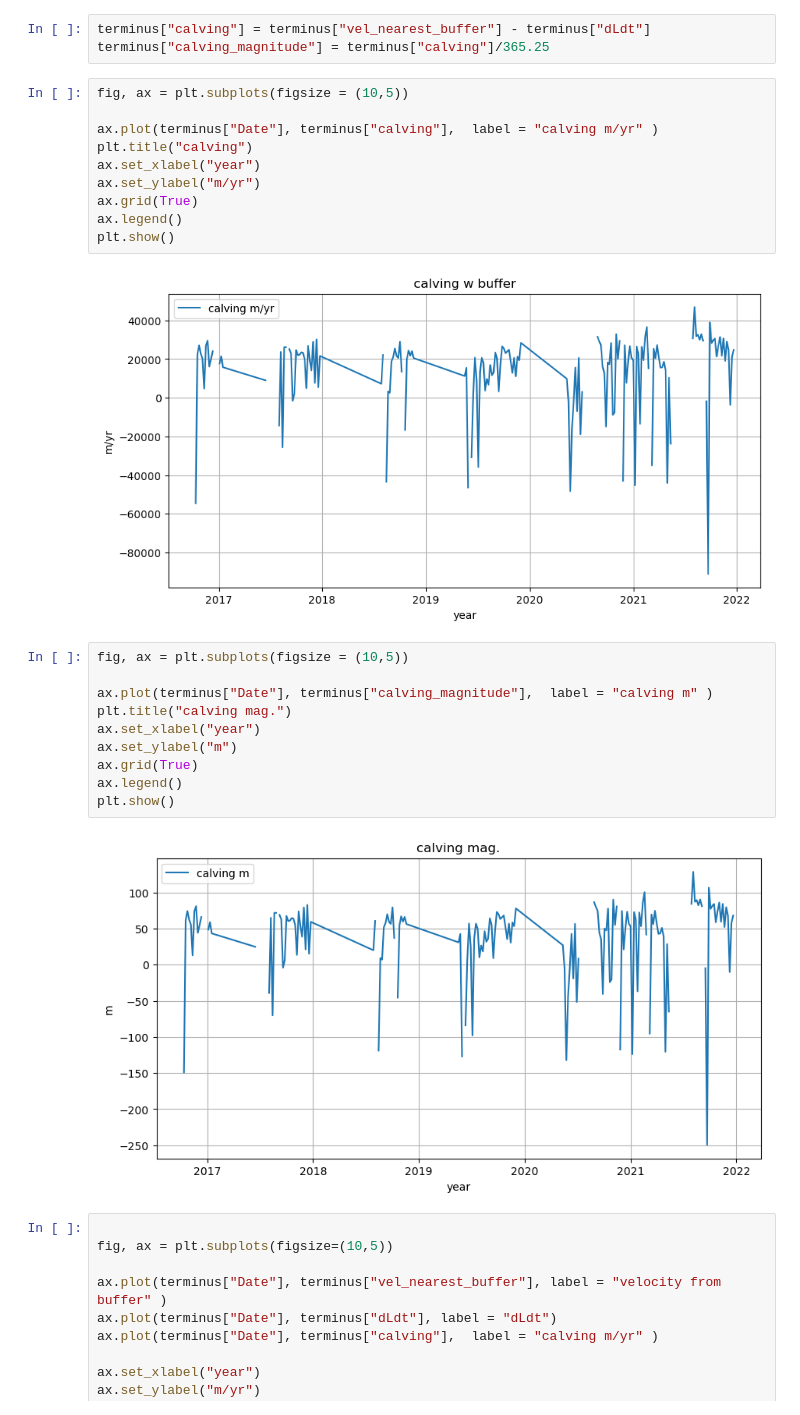
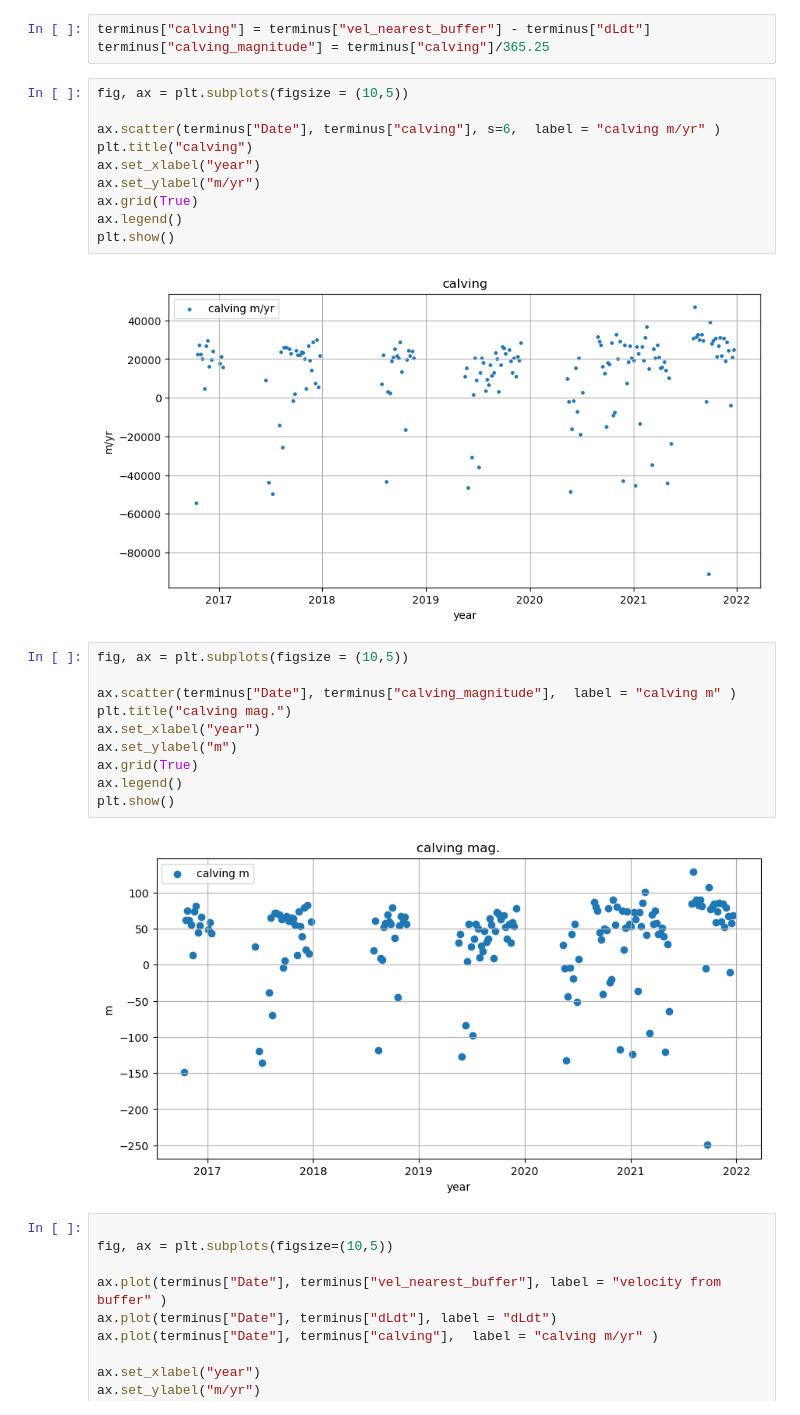
Before and after one commit to sofiasuhinin/Jakobshavn-Isbrae-CalvingStatistics, a Jupyter notebook: calvingseries.ipynb, the cells around one changed output. Drawn from its saved outputs; the diff is of its cells as text.

```diff
--- a/calvingseries.ipynb
+++ b/calvingseries.ipynb
@@ -573,7 +573,7 @@ terminus["calving_magnitude"] = terminus["calving"]/365.25
 # %%
 fig, ax = plt.subplots(figsize = (10,5))
 
-ax.plot(terminus["Date"], terminus["calving"],  label = "calving m/yr" )
+ax.scatter(terminus["Date"], terminus["calving"], s=6,  label = "calving m/yr" )
 plt.title("calving")
 ax.set_xlabel("year")
 ax.set_ylabel("m/yr")
@@ -581,19 +581,19 @@ ax.grid(True)
 ax.legend()
 plt.show()
 # %% [output]
-[figure, old version]
+[figure, new version]
 # %%
 fig, ax = plt.subplots(figsize = (10,5))
 
-ax.plot(terminus["Date"], terminus["calving_magnitude"],  label = "calving m" )
+ax.scatter(terminus["Date"], terminus["calving_magnitude"],  label = "calving m" )
 plt.title("calving mag.")
 ax.set_xlabel("year")
 ax.set_ylabel("m")
 ax.grid(True)
 ax.legend()
 plt.show()
 # %% [output]
-[figure, old version]
+[figure, new version]
 # %%
 
 fig, ax = plt.subplots(figsize=(10,5))
```
